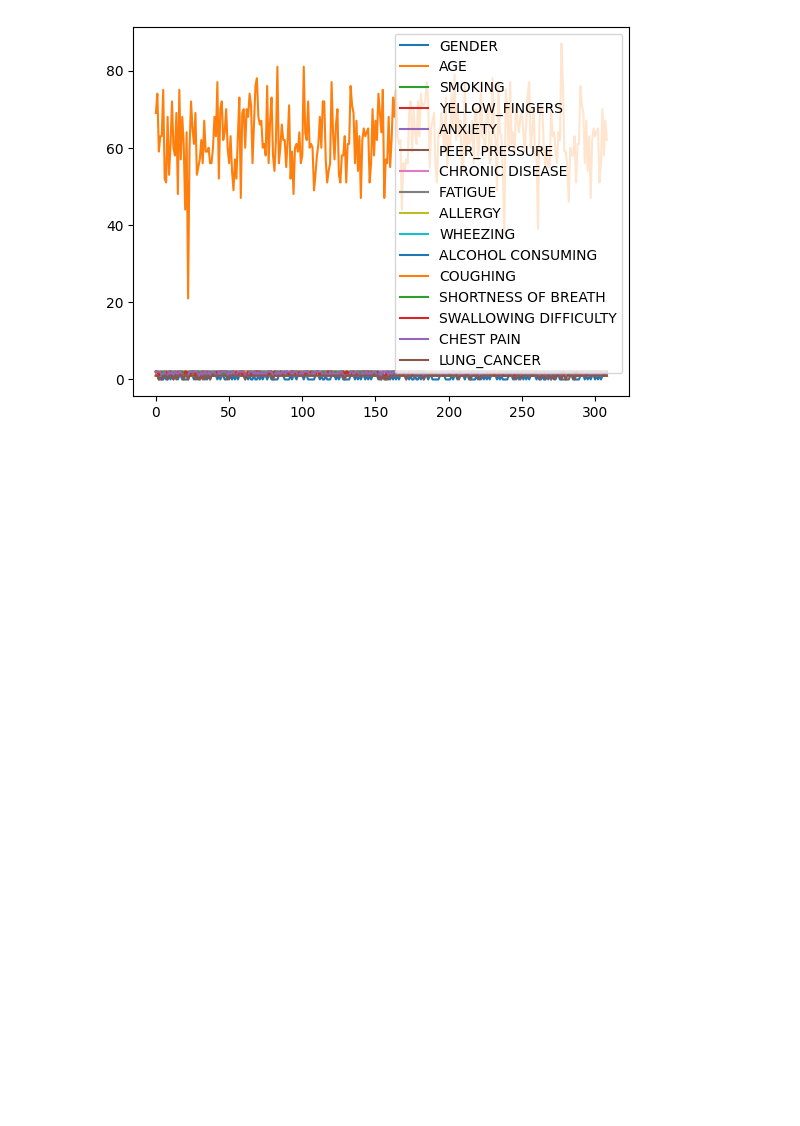
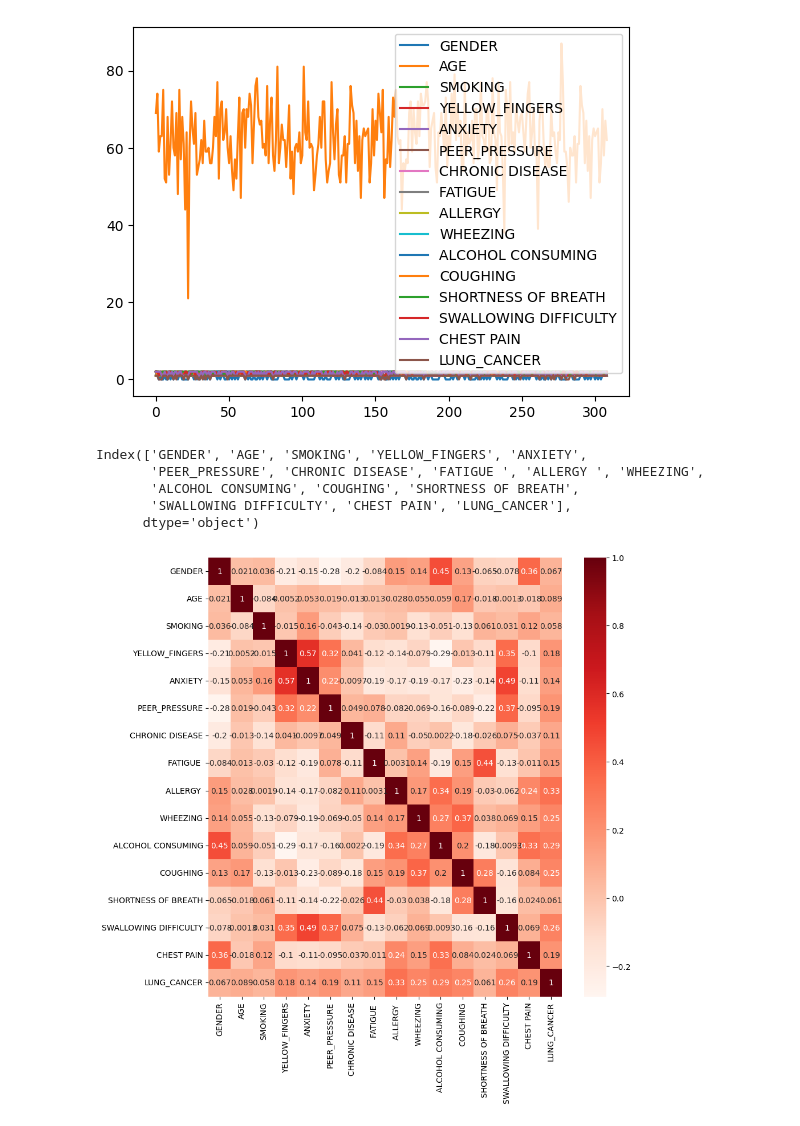
Before and after one commit to XRiya/Lung_Cancer_Detection, a Jupyter notebook: Untitled13.ipynb, the cells around one changed output. Drawn from its saved outputs; the diff is of its cells as text; code cells hidden in the pictures; blank space fills up the shorter version.

```diff
--- a/Untitled13.ipynb
+++ b/Untitled13.ipynb
@@ -176,3 +176,18 @@ df.plot()
 # %% [output]
 <Axes: >
 [figure]
+# %%
+df.columns
+# %% [output]
+Index(['GENDER', 'AGE', 'SMOKING', 'YELLOW_FINGERS', 'ANXIETY',
+       'PEER_PRESSURE', 'CHRONIC DISEASE', 'FATIGUE ', 'ALLERGY ', 'WHEEZING',
+       'ALCOHOL CONSUMING', 'COUGHING', 'SHORTNESS OF BREATH',
+       'SWALLOWING DIFFICULTY', 'CHEST PAIN', 'LUNG_CANCER'],
+      dtype='object')
+# %%
+corr = df.corr()
+features = corr.index
+plt.figure(figsize=(10,10))
+ax = sns.heatmap(df[features].corr(), annot=True, cmap='Reds')
+# %% [output]
+[figure, added]
```
